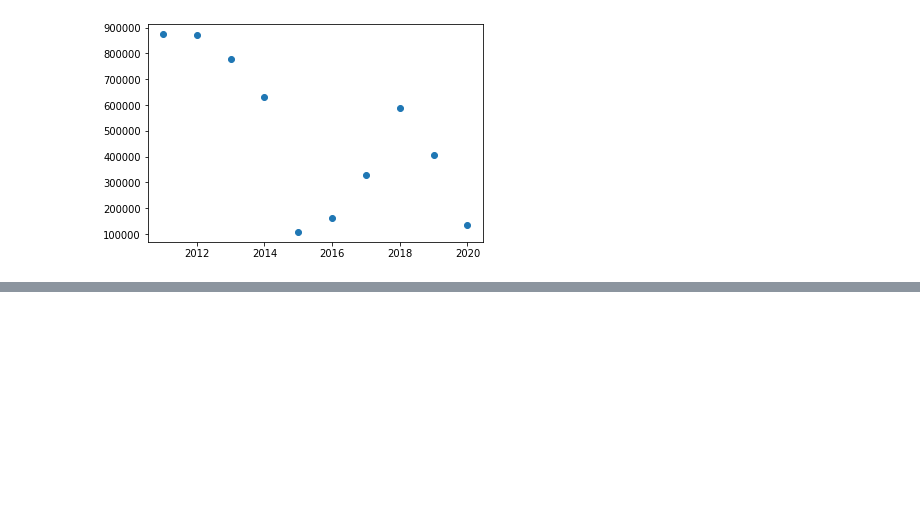
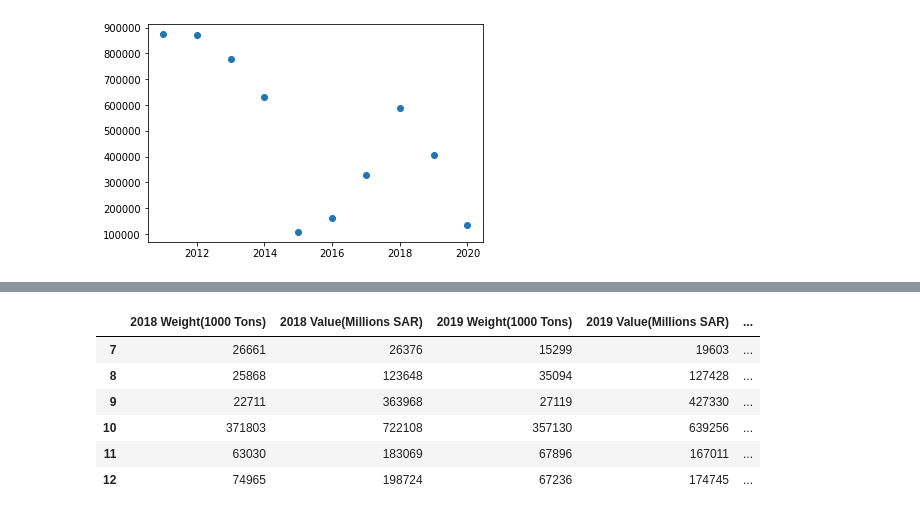
Before and after one commit to Aabusabaeen/Capstone-Project, a Jupyter notebook: CP_EDA_Cleaning.ipynb, the cells around one changed output, grey strips where cells are left out. Saved outputs shown, nothing was run; the diff lists cells and outputs as text; code cells hidden in the pictures; blank space fills up the shorter version.

```diff
--- a/CP_EDA_Cleaning.ipynb
+++ b/CP_EDA_Cleaning.ipynb
@@ -96,0 +132,10 @@ plt.scatter(Cleaned_Trading20['Year'], Cleaned_Trading20['Difference in Value'])
+# %%
+TD_materials
+# %% [output]
+|  | 2018 Weight(1000 Tons) | 2018 Value(Millions SAR) | 2019 Weight(1000 Tons) | 2019 Value(Millions SAR) | ... |
+| 7 | 26661 | 26376 | 15299 | 19603 | ... |
+| 8 | 25868 | 123648 | 35094 | 127428 | ... |
+| 9 | 22711 | 363968 | 27119 | 427330 | ... |
+| 10 | 371803 | 722108 | 357130 | 639256 | ... |
+| 11 | 63030 | 183069 | 67896 | 167011 | ... |
+| 12 | 74965 | 198724 | 67236 | 174745 | ... |
```
Also changed, not shown: parts of 11 cells of this notebook, 4 other files.
